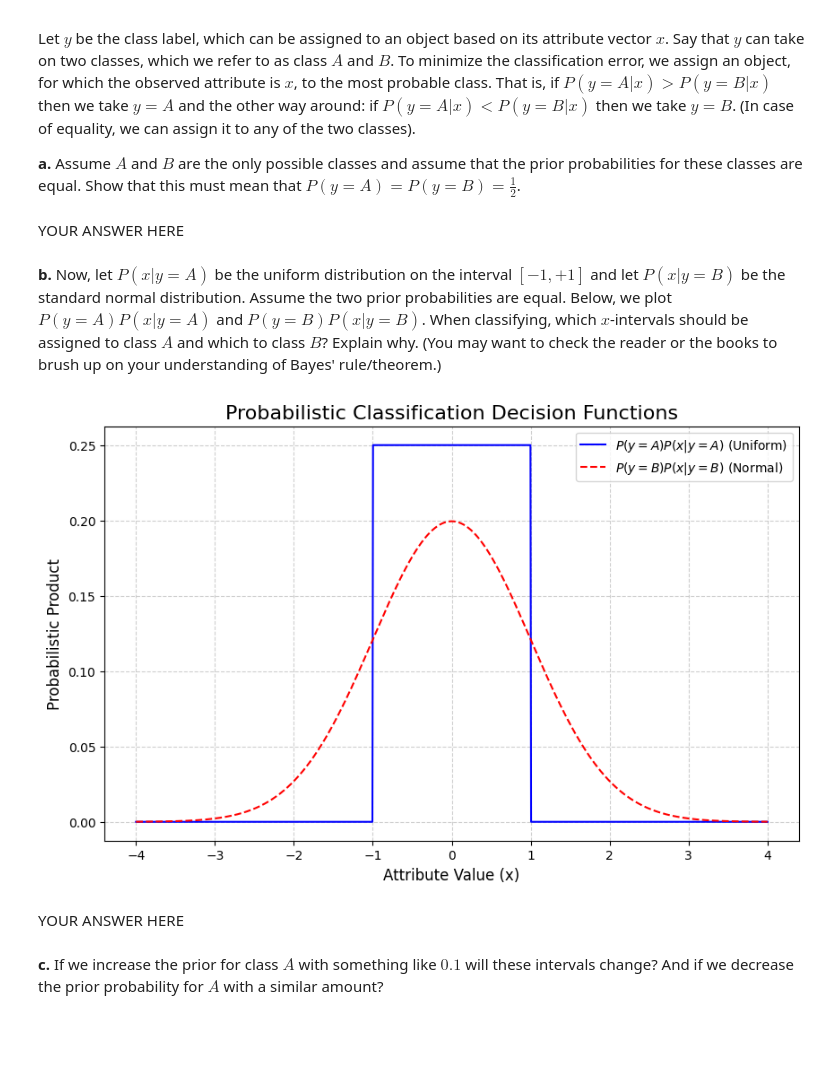
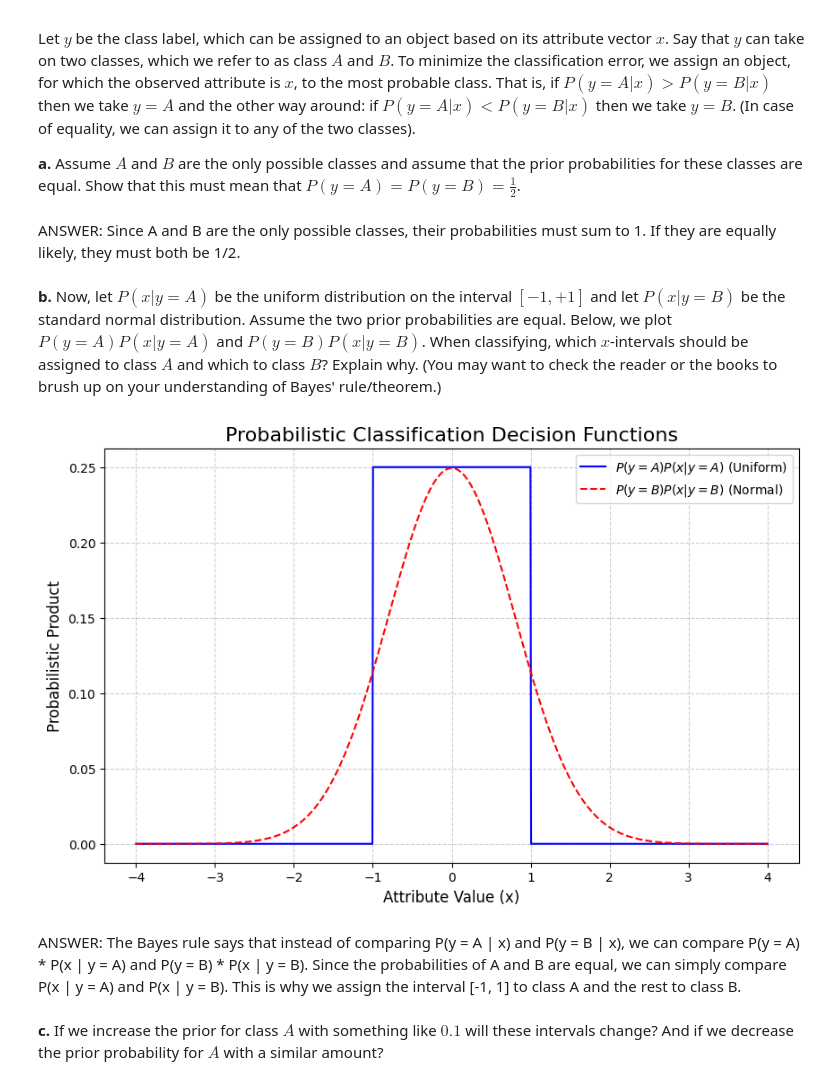
Before and after one commit to lanster42/Erasmus-Notes-25-26, a Jupyter notebook: Data mining and Machine learning/Assignment2/Assignment2_DMML_20250908.ipynb, the cells around one changed output. Saved outputs shown, nothing was run; the diff lists cells and outputs as text; code cells hidden in the pictures; blank space fills up the shorter version.

```diff
--- a/Data mining and Machine learning/Assignment2/Assignment2_DMML_20250908.ipynb
+++ b/Data mining and Machine learning/Assignment2/Assignment2_DMML_20250908.ipynb
@@ -166,7 +180,8 @@ probable class. That is, if $P (y = A|x) > P (y = B|x)$ then we take $y = A$ and
 
 **a.** Assume $A$ and $B$ are the only possible classes and assume that the prior probabilities for these classes are equal.  Show that this must mean that $P(y=A) = P(y=B) = \frac{1}{2}$.
 # %% [markdown]
-YOUR ANSWER HERE
+ANSWER:
+Since A and B are the only possible classes, their probabilities must sum to 1. If they are equally likely, they must both be 1/2.
 # %% [markdown]
 **b.** Now, let $P(x|y=A)$ be the uniform distribution on the interval $[-1,+1]$ and let $P(x|y=B)$ be the standard normal distribution.  Assume the two prior probabilities are equal.  Below, we plot $P(y=A)P(x|y=A)$ and $P(y=B)P(x|y=B)$.  When classifying, which $x$-intervals should be assigned to class $A$ and which to class $B$?  Explain why.  (You may want to check the reader or the books to brush up on your understanding of Bayes' rule/theorem.)
 # %%
@@ -189,38 +204,39 @@ def pdf_uniform_A(x):
         return 0.0
 
 # P(x|y=B): Standard normal distribution (mean=0, std=1)
-pdf_normal_B = norm(loc=0, scale=1)
+pdf_normal_B = norm(loc=0, scale=0.8)
 
 # Generate a range of x values to plot
 x_values = np.linspace(-4, 4, 1000)
 
 # Calculate the values for the two functions we need to plot
 # Product for Class A: P(y=A) * P(x|y=A)
 prod_A = np.array([prior_A * pdf_uniform_A(x) for x in x_values])
 
 # Product for Class B: P(y=B) * P(x|y=B)
 prod_B = prior_B * pdf_normal_B.pdf(x_values)
 
 # Create the plot
 plt.figure(figsize=(10, 6))
 
 # Plot the function for Class A
 plt.plot(x_values, prod_A, label=r'$P(y=A)P(x|y=A)$ (Uniform)', color='blue')
 
 # Plot the function for Class B
 plt.plot(x_values, prod_B, label=r'$P(y=B)P(x|y=B)$ (Normal)', color='red', linestyle='--')
 
 # Add labels, title, and legend
 plt.title('Probabilistic Classification Decision Functions', fontsize=16)
 plt.xlabel('Attribute Value (x)', fontsize=12)
 plt.ylabel('Probabilistic Product', fontsize=12)
 plt.legend()
 plt.grid(True, linestyle='--', alpha=0.6)
 plt.show()
 # %% [output]
-[figure, old version]
+[figure, new version]
 # %% [markdown]
-YOUR ANSWER HERE
+ANSWER:
+The Bayes rule says that instead of comparing P(y = A | x) and P(y = B | x), we can compare P(y = A) * P(x | y = A) and P(y = B) * P(x | y = B). Since the probabilities of A and B are equal, we can simply compare P(x | y = A) and P(x | y = B). This is why we assign the interval [-1, 1] to class A and the rest to class B.
 # %% [markdown]
 **c.** If we increase the prior for class $A$ with something like $0.1$ will these intervals change?  And if we decrease the prior probability for $A$ with a similar amount?
 # %% [markdown]
```
Also changed, not shown: parts of 7 cells of this notebook, 1 other file.
